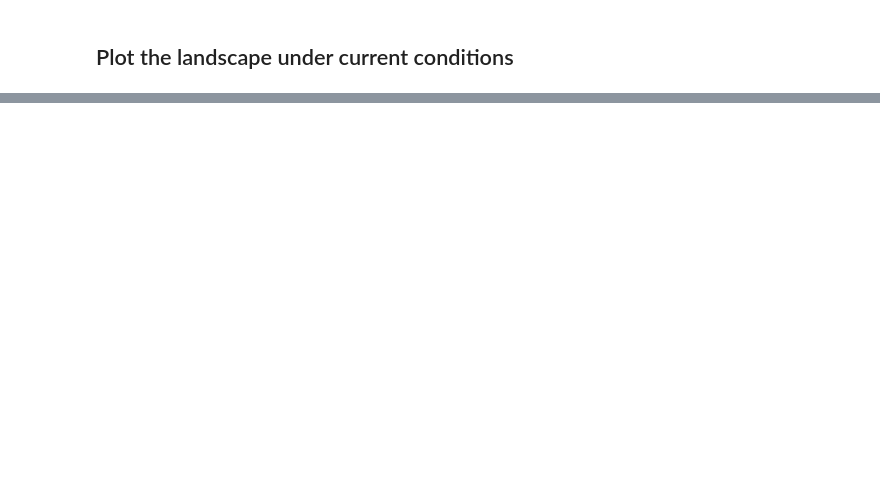
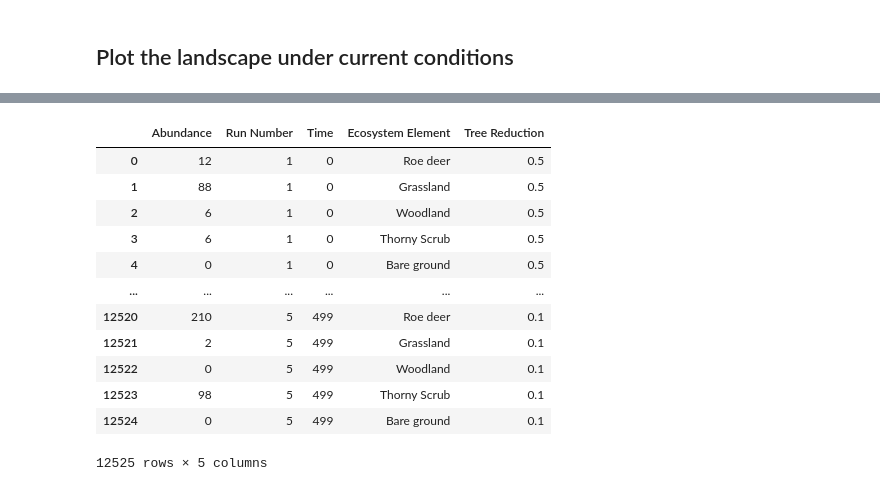
Before and after one commit to emjneil/rewilding_resilience, a Jupyter notebook: graphing_landscape.ipynb, the cells around one changed output, grey strips where cells are left out. Cells and saved outputs as stored; diff of their text form; code cells hidden in the pictures; blank space fills up the shorter version.

```diff
--- a/graphing_landscape.ipynb
+++ b/graphing_landscape.ipynb
@@ -65,0 +114,16 @@ plt.show()
+# %%
+final_df_trees
+# %% [output]
+|  | Abundance | Run Number | Time | Ecosystem Element | Tree Reduction |
+| 0 | 12 | 1 | 0 | Roe deer | 0.5 |
+| 1 | 88 | 1 | 0 | Grassland | 0.5 |
+| 2 | 6 | 1 | 0 | Woodland | 0.5 |
+| 3 | 6 | 1 | 0 | Thorny Scrub | 0.5 |
+| 4 | 0 | 1 | 0 | Bare ground | 0.5 |
+| ... | ... | ... | ... | ... | ... |
+| 12520 | 210 | 5 | 499 | Roe deer | 0.1 |
+| 12521 | 2 | 5 | 499 | Grassland | 0.1 |
+| 12522 | 0 | 5 | 499 | Woodland | 0.1 |
+| 12523 | 98 | 5 | 499 | Thorny Scrub | 0.1 |
+| 12524 | 0 | 5 | 499 | Bare ground | 0.1 |
+12525 rows × 5 columns
```
Also changed, not shown: parts of 9 cells of this notebook, 5 other files.
